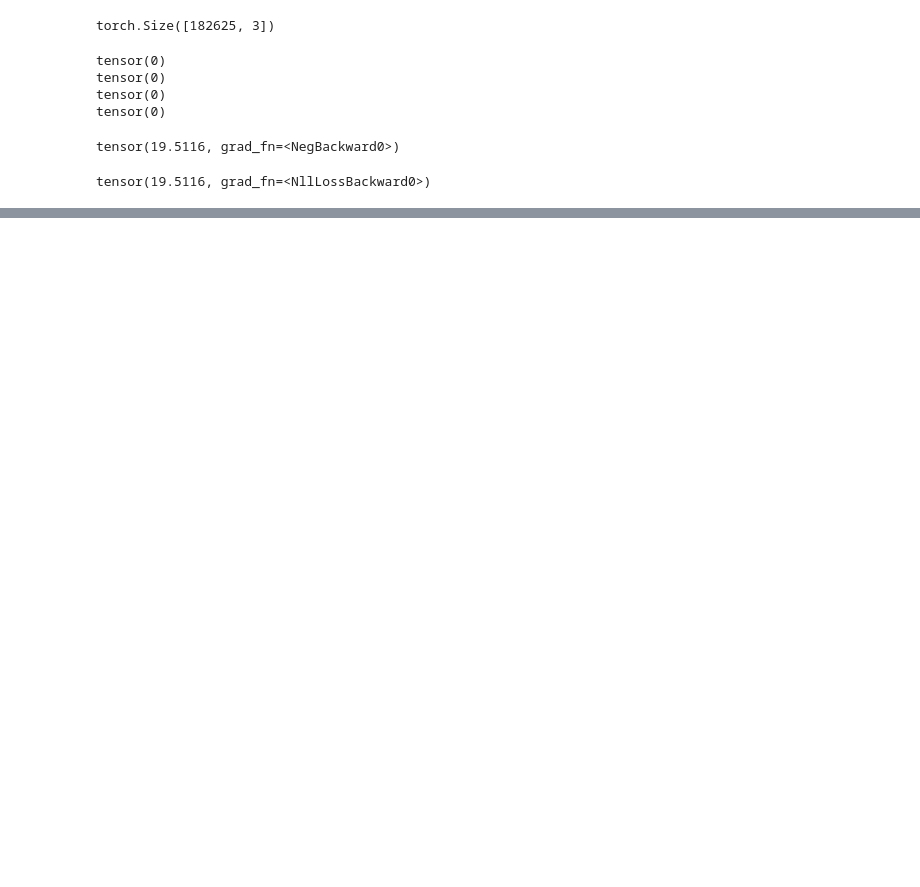
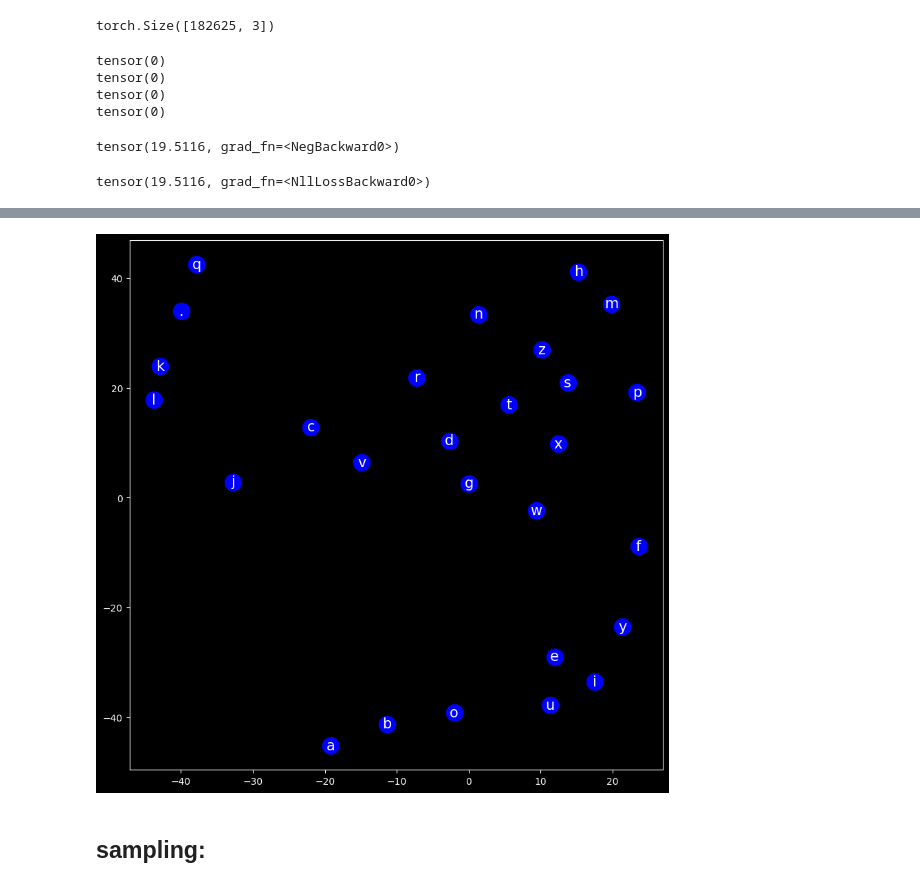
Before and after one commit to sanketmishra009/aiml, a Jupyter notebook: deepLearning/nlp/makemore/ngram.ipynb, the cells around one changed output, grey strips where cells are left out. Saved outputs shown, nothing was run; the diff lists cells and outputs as text; code cells hidden in the pictures; blank space fills up the shorter version.

```diff
--- a/deepLearning/nlp/makemore/ngram.ipynb
+++ b/deepLearning/nlp/makemore/ngram.ipynb
@@ -245,0 +247,11 @@ plt.savefig('./data/ngram-embeddings2.png')
+# %%
+#lower dimention using tsne and plot:
+from sklearn.manifold import TSNE
+
+tsne = TSNE(n_components= 2 , perplexity= 5 , max_iter= 1000 , random_state= 42)
+tx = tsne.fit_transform(c.detach().numpy())
+plot_embeddings(torch.tensor(tx))
+# %% [output]
+[figure, added]
+# %% [markdown]
+## sampling:
```
Also changed, not shown: parts of 12 cells of this notebook, 4 other files.
